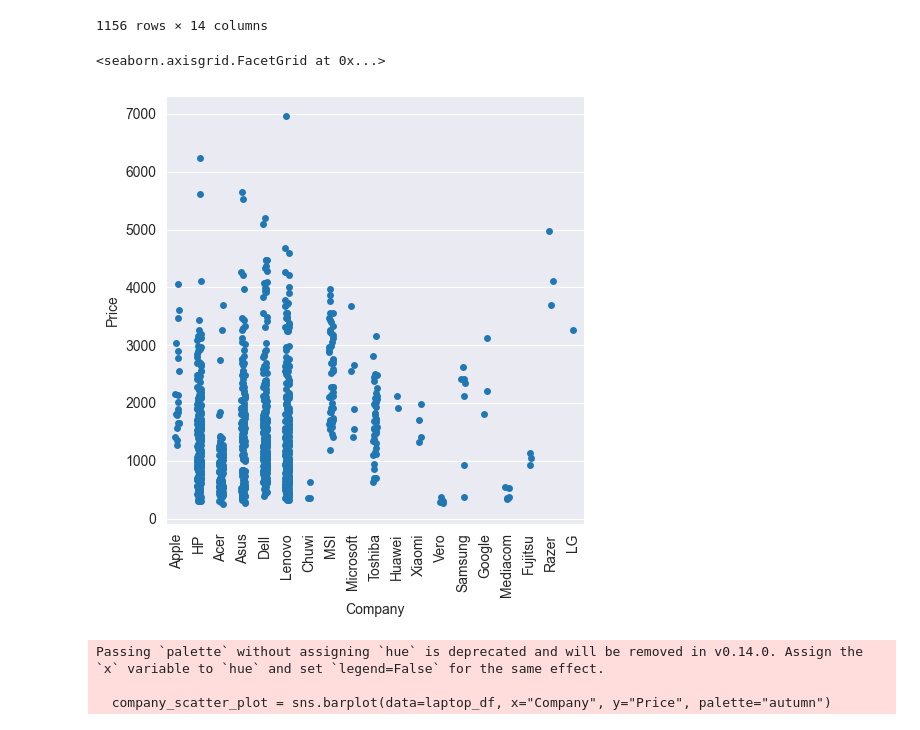
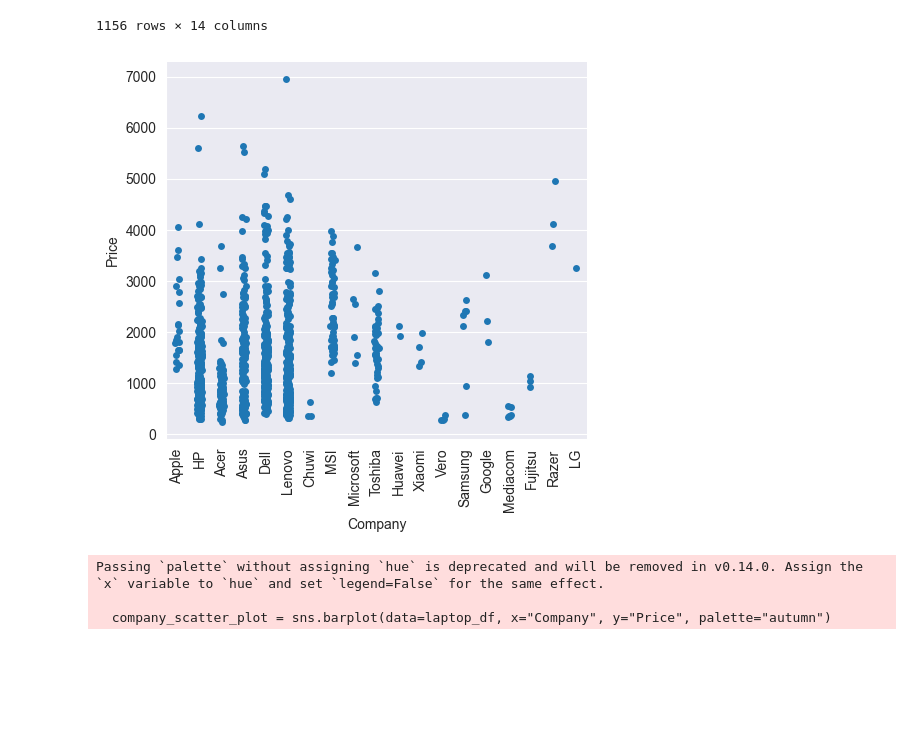
Before and after one commit to LittleMac24/MGMT_473-, a Jupyter notebook: Final_Project.ipynb, the cells around one changed output. Drawn from its saved outputs; the diff is of its cells as text; code cells hidden in the pictures; blank space fills up the shorter version.

```diff
--- a/Final_Project.ipynb
+++ b/Final_Project.ipynb
@@ -325,9 +325,10 @@ laptop_df.drop(columns=["Inches"])
 # %%
 company_scatter_plot = sns.catplot(data=laptop_df, x="Company", y="Price")
 company_scatter_plot.set_xticklabels(rotation=90)
+company_scatter_plot.figure.tight_layout()
+company_scatter_plot.savefig("Data", dpi=600)
 # %% [output]
-<seaborn.axisgrid.FacetGrid at 0x...>
-[figure, old version]
+[figure, new version]
 # %%
 company_scatter_plot = sns.barplot(data=laptop_df, x="Company", y="Price", palette="autumn")
 company_scatter_plot.set_xticklabels(labels=laptop_df["Company"], rotation=90)
```
Also changed, not shown: parts of 9 cells of this notebook, 5 other files.
